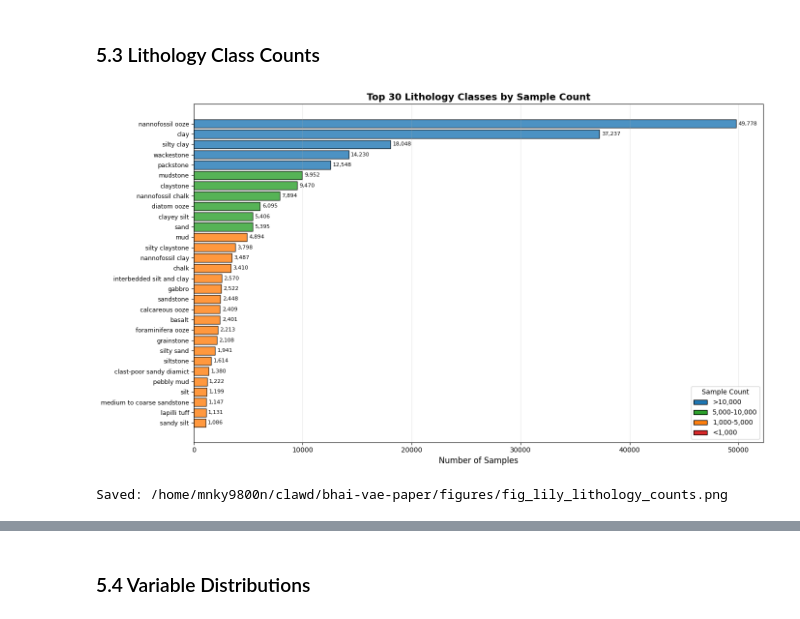
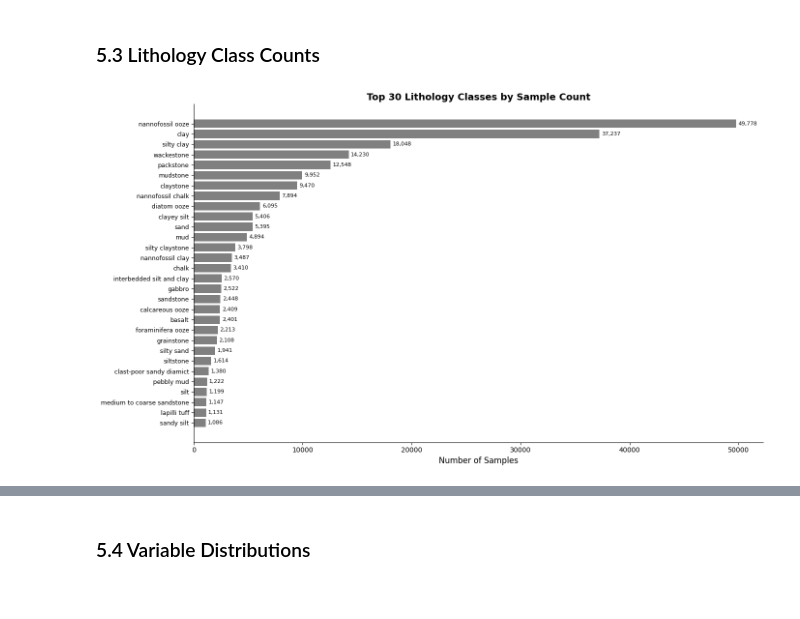
Before and after one commit to mnky9800n/bhai-vae-paper, a Jupyter notebook: notebooks/bhai_vae_paper.ipynb, the cells around one changed output, grey strips where cells are left out. Drawn from its saved outputs; the diff is of its cells as text; code cells hidden in the pictures.

```diff
--- a/notebooks/bhai_vae_paper.ipynb
+++ b/notebooks/bhai_vae_paper.ipynb
@@ -241,13 +243,13 @@ ZENODO_FILES = [
 # Check if raw data exists, download if not
 raw_files_exist = all((RAW_DATA_DIR / f).exists() for f in ZENODO_FILES)
 
-if not raw_files_exist:
-    print("Downloading raw data from Zenodo...")
-    downloaded = download_from_zenodo(ZENODO_RECORD_ID, RAW_DATA_DIR, ZENODO_FILES)
-    print(f"\nDownloaded {len(downloaded)} files")
-else:
-    print("Raw data already exists in", RAW_DATA_DIR)
-    for f in ZENODO_FILES:
-        path = RAW_DATA_DIR / f
-        if path.exists():
-            print(f"  {f}: {path.stat().st_size / 1e6:.1f} MB")
+# if not raw_files_exist:
+#     print("Downloading raw data from Zenodo...")
+#     downloaded = download_from_zenodo(ZENODO_RECORD_ID, RAW_DATA_DIR, ZENODO_FILES)
+#     print(f"\nDownloaded {len(downloaded)} files")
+# else:
+#     print("Raw data already exists in", RAW_DATA_DIR)
+#     for f in ZENODO_FILES:
+#         path = RAW_DATA_DIR / f
+#         if path.exists():
+#             print(f"  {f}: {path.stat().st_size / 1e6:.1f} MB")
@@ -596,47 +571,34 @@ Saved: /home/mnky9800n/clawd/bhai-vae-paper/figures/fig_lily_dataset.png
 # %%
 fig, ax = plt.subplots(figsize=(14, 8))
 
-# Get top 30 lithology classes
 lith_counts = df['Principal'].value_counts().head(30)
 
-# Color by frequency tier
-colors = []
-for count in lith_counts.values:
-    if count > 10000:
-        colors.append('#1f77b4')  # Blue for most common
-    elif count > 5000:
-        colors.append('#2ca02c')  # Green
-    elif count > 1000:
-        colors.append('#ff7f0e')  # Orange
-    else:
-        colors.append('#d62728')  # Red for rare
+colors = ['grey' if c > 10000 else 'grey' if c > 5000 else 'grey' if c > 1000 else '#d62728'
+          for c in lith_counts.values]
 
-bars = ax.barh(range(len(lith_counts)), lith_counts.values, color=colors, edgecolor='black', alpha=0.8)
+bars = ax.barh(range(len(lith_counts)), lith_counts.values, color=colors)
 ax.set_yticks(range(len(lith_counts)))
 ax.set_yticklabels(lith_counts.index, fontsize=9)
 ax.invert_yaxis()
 ax.set_xlabel('Number of Samples', fontsize=12)
 ax.set_title('Top 30 Lithology Classes by Sample Count', fontsize=14, fontweight='bold')
-ax.grid(axis='x', alpha=0.3)
+ax.spines['top'].set_visible(False)
+ax.spines['right'].set_visible(False)
 
-# Add count labels
-for i, (count, bar) in enumerate(zip(lith_counts.values, bars)):
+for i, count in enumerate(lith_counts.values):
     ax.text(count + 200, i, f'{count:,}', va='center', fontsize=8)
 
-# Legend for colors
 from matplotlib.patches import Patch
 legend_elements = [
-    Patch(facecolor='#1f77b4', edgecolor='black', label='>10,000'),
-    Patch(facecolor='#2ca02c', edgecolor='black', label='5,000-10,000'),
-    Patch(facecolor='#ff7f0e', edgecolor='black', label='1,000-5,000'),
-    Patch(facecolor='#d62728', edgecolor='black', label='<1,000'),
+    Patch(facecolor='#1f77b4', label='>10,000'),
+    Patch(facecolor='#2ca02c', label='5,000-10,000'),
+    Patch(facecolor='#ff7f0e', label='1,000-5,000'),
+    Patch(facecolor='#d62728', label='<1,000'),
 ]
-ax.legend(handles=legend_elements, title='Sample Count', loc='lower right')
+# ax.legend(handles=legend_elements, title='Sample Count', loc='lower right')
 
 plt.tight_layout()
-plt.savefig(FIGURES_DIR / 'fig_lily_lithology_counts.png', dpi=300, bbox_inches='tight')
-plt.show()
-print(f"Saved: {FIGURES_DIR / 'fig_lily_lithology_counts.png'}")
+# plt.savefig(FIGURES_DIR / 'fig_lily_lithology_counts.png', dpi=300, bbox_inches='tight')
+# plt.show()
 # %% [output]
-[figure, old version]
+[figure, new version]
-Saved: /home/mnky9800n/clawd/bhai-vae-paper/figures/fig_lily_lithology_counts.png
```
Also changed, not shown: parts of 26 cells of this notebook.
